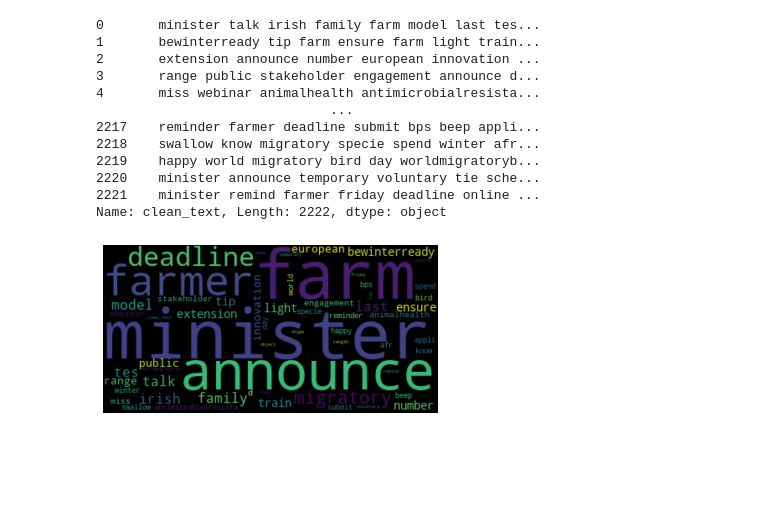
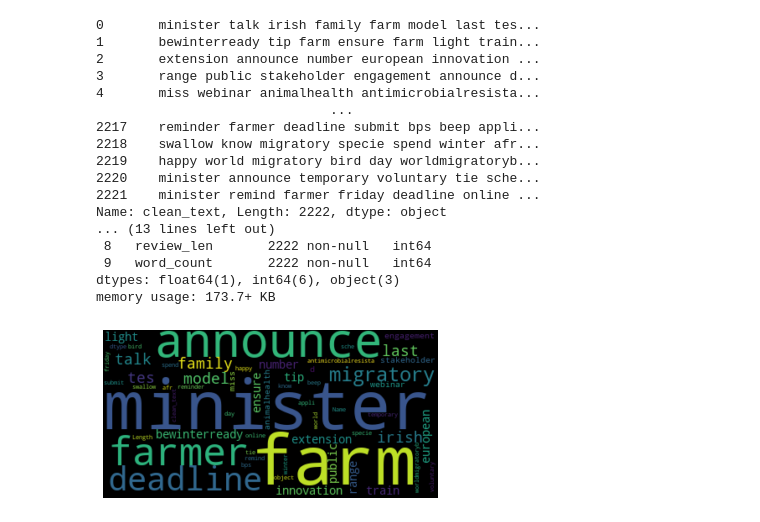
Before and after one commit to TahirAwwad/agriculture-data-analytics, a Jupyter notebook: notebooks/wordcloud formation.ipynb, the cells around one changed output. Drawn from its saved outputs; the diff is of its cells as text; code cells hidden in the pictures; blank space fills up the shorter version.

```diff
--- a/notebooks/wordcloud formation.ipynb
+++ b/notebooks/wordcloud formation.ipynb
@@ -7,25 +7,31 @@ import pandas as pd
 # %%
 # Loading the text data
 dataframe = pd.read_csv("./../artifacts/agriculture-ie-clean.csv")
 text = str(dataframe['clean_text'])
 print(text)
+dataframe.info()
 # Creating empty WordCloud object and generating actual WordCloud.
 wordcloud = WordCloud().generate(text)
 # Display the word cloud
 plt.imshow(wordcloud, interpolation='bilinear')
 plt.axis("off")
 plt.show()
 # %% [output]
 0       minister talk irish family farm model last tes...
 1       bewinterready tip farm ensure farm light train...
 2       extension announce number european innovation ...
 3       range public stakeholder engagement announce d...
 4       miss webinar animalhealth antimicrobialresista...
                               ...
 2217    reminder farmer deadline submit bps beep appli...
 2218    swallow know migratory specie spend winter afr...
 2219    happy world migratory bird day worldmigratoryb...
 2220    minister announce temporary voluntary tie sche...
 2221    minister remind farmer friday deadline online ...
 Name: clean_text, Length: 2222, dtype: object
+... (13 lines left out)
+ 8   review_len       2222 non-null   int64
+ 9   word_count       2222 non-null   int64
+dtypes: float64(1), int64(6), object(3)
+memory usage: 173.7+ KB
-[figure, old version]
+[figure, new version]
```
Also changed, not shown: 3 other files.
